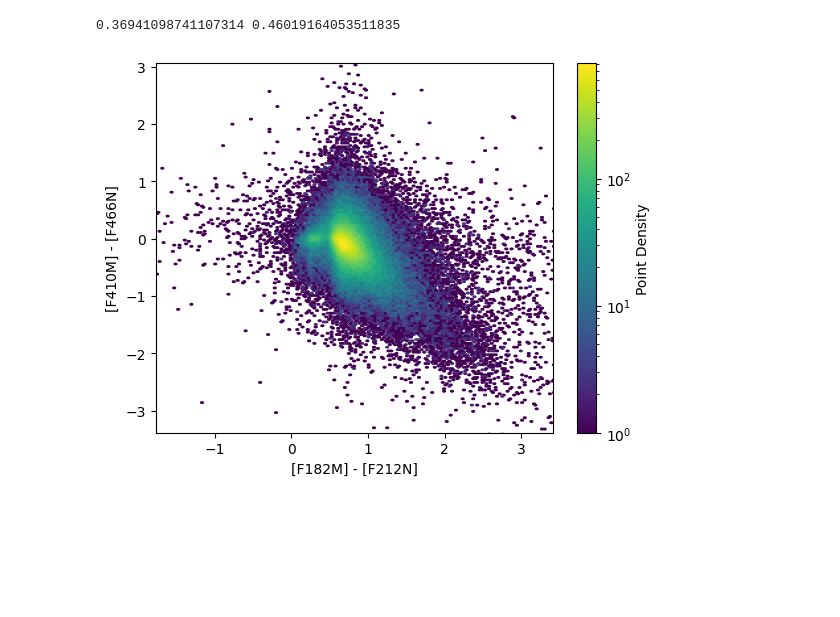
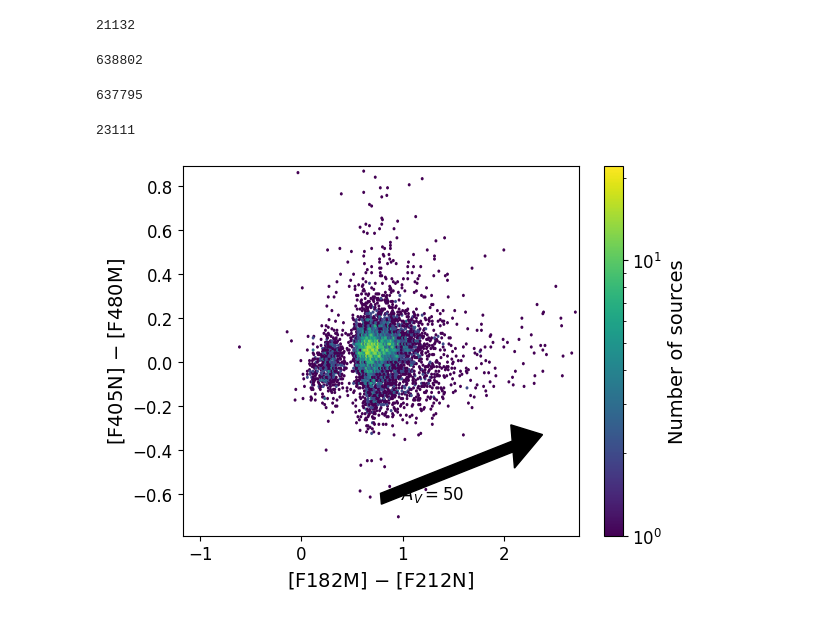
Before and after one commit to nbudaiev/jwst_sgrb2, a Jupyter notebook: sgrb2_jwst/CMD_maker.ipynb, the cells around one changed output. Cells and saved outputs as stored; diff of their text form; code cells hidden in the pictures; blank space fills up the shorter version.

```diff
--- a/sgrb2_jwst/CMD_maker.ipynb
+++ b/sgrb2_jwst/CMD_maker.ipynb
@@ -40,0 +339,2 @@ ax.set_ylim(-3,2)
+# %%
+extinction_coeffs = dict(zip(filters, A_lambdas_over_Av))
@@ -123,9 +571,51 @@ def plot_CMD_density(cat, band1, band2, band3, gridsize=50, ax=None, save = Fals
+# %%
+len(cat_clean)
+# %% [output]
+21132
+# %%
+masks = []
+for colname in cat.colnames:
+    if colname.startswith('emag'):
+        col = cat[colname]
+        # Condition is True if value < 0.1 or masked
+        cond = (col < 0.05) | col.mask
+        masks.append(cond)
+
+emag_mask = np.all(masks, axis=0)
+cat = cat[emag_mask]
+len(cat)
+# %% [output]
+638802
+# %%
+masks = []
+for colname in cat.colnames:
+    if colname.startswith('spread'):
+        col = cat[colname]
+        cond = (col < 0.1) | col.mask
+        masks.append(cond)
+spread_mask = np.all(masks, axis=0)
+cat = cat[spread_mask]
+len(cat)
+# %% [output]
+637795
+# %%
+masks = []
+for colname in cat.colnames:
+    if colname.startswith('fracflux'):
+        col = cat[colname]
+        # Condition is True if value > 0.7 or masked
+        cond = (col > 0.9) | col.mask
+        masks.append(cond)
+fracflux_mask = np.all(masks, axis=0)
+cat = cat[fracflux_mask]
+len(cat)
+# %% [output]
+23111
 # %%
-ax = plot_CCD_density(cat,'f182m','f212n', 'f410m', 'f466n', gridsize = 500, save = True)
+ax = plot_CCD_density(cat,'f182m','f212n', 'f405n', 'f480m', gridsize = 300, save = False, A_V = 50)
 #ax.set_xlim(-2,3)
 #ax.set_ylim(-3,2)
 #ax.set_xlim(0,3)
-#ax.set_ylim(-2.5,1.5)
+#ax.set_ylim(-1,4.5)
 # %% [output]
-0.36941098741107314 0.46019164053511835
-[figure, old version]
+[figure, new version]
```
Also changed, not shown: parts of 75 cells of this notebook, 4 other files.
